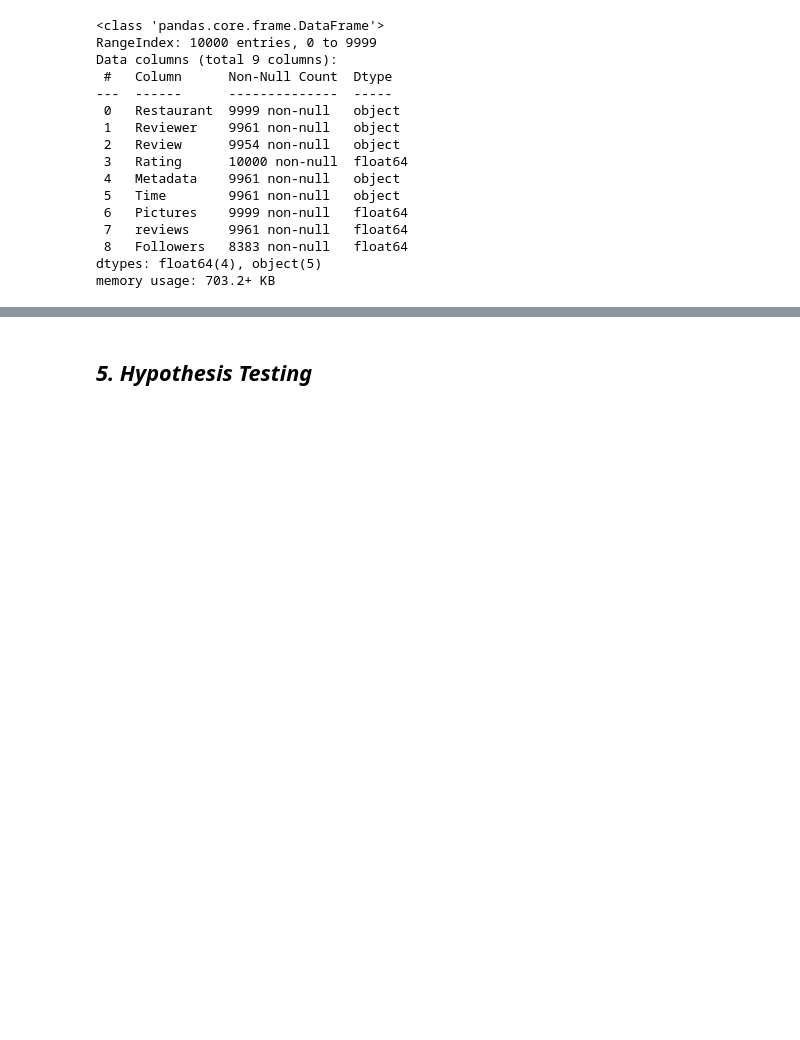
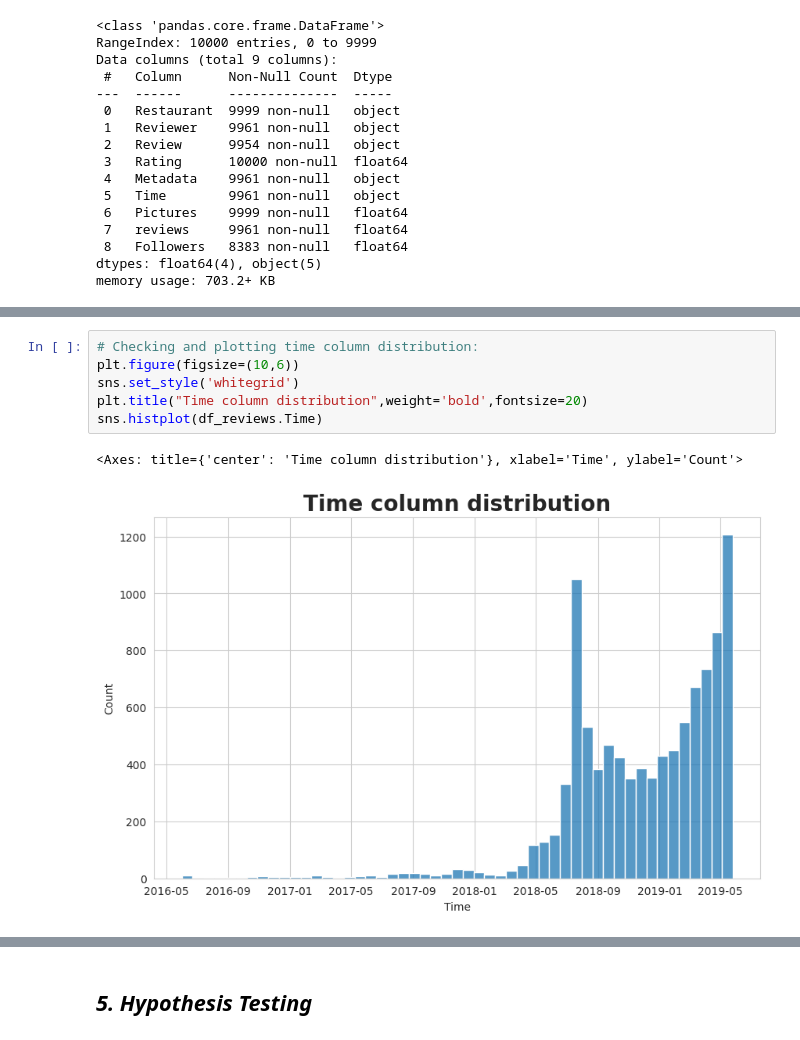
Before and after one commit to adityapatil4141/Zomato-restaurant-clustering-and-sentiment-analysis, a Jupyter notebook: ZOMATO_RESTAURANT_CLUSTERING_AND_SENTIMENT_ANALYSIS.ipynb, the cells around one changed output, grey strips where cells are left out. Saved outputs shown, nothing was run; the diff lists cells and outputs as text; blank space fills up the shorter version.

```diff
--- a/ZOMATO_RESTAURANT_CLUSTERING_AND_SENTIMENT_ANALYSIS.ipynb
+++ b/ZOMATO_RESTAURANT_CLUSTERING_AND_SENTIMENT_ANALYSIS.ipynb
@@ -679,0 +745,9 @@ df_reviews.head()
+# %%
+# Checking and plotting time column distribution:
+plt.figure(figsize=(10,6))
+sns.set_style('whitegrid')
+plt.title("Time column distribution",weight='bold',fontsize=20)
+sns.histplot(df_reviews.Time)
+# %% [output]
+<Axes: title={'center': 'Time column distribution'}, xlabel='Time', ylabel='Count'>
+[figure, added]
```
Also changed, not shown: parts of 31 cells of this notebook.
